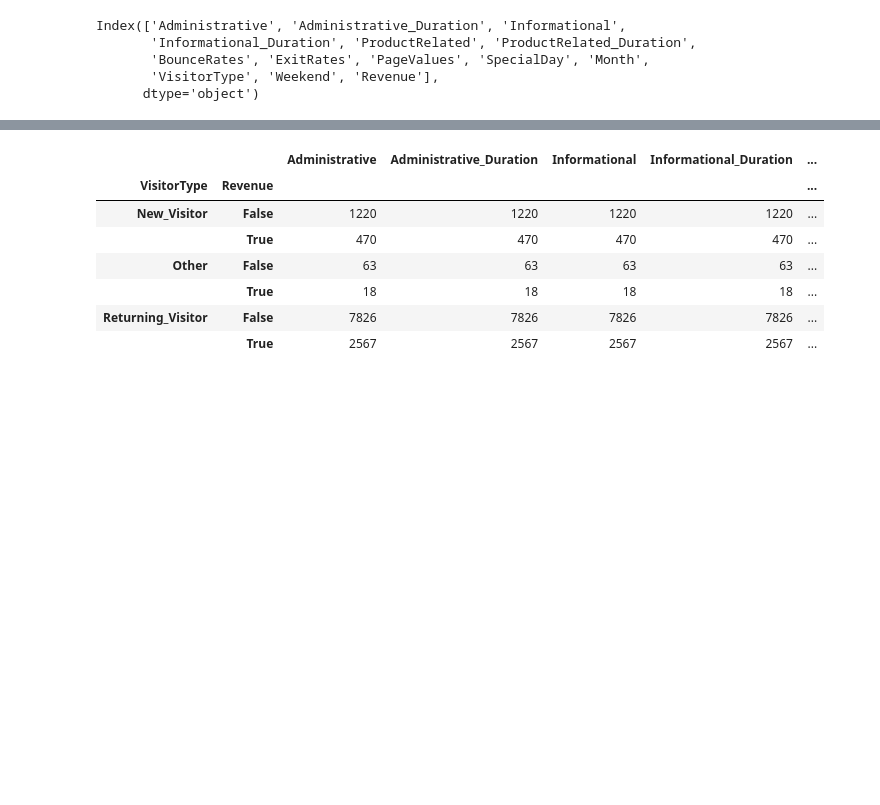
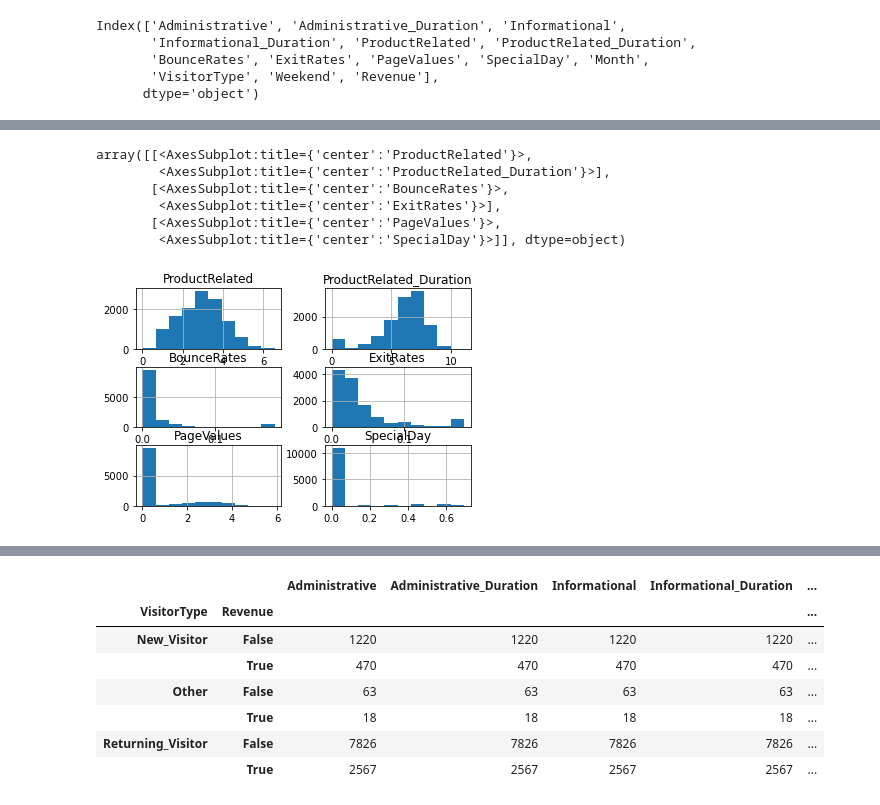
Before and after one commit to ivan-usd/panda-commerce, a Jupyter notebook: notebooks/ivanExploratoryNotebook.ipynb, the cells around one changed output, grey strips where cells are left out. Saved outputs shown, nothing was run; the diff lists cells and outputs as text; code cells hidden in the pictures; blank space fills up the shorter version.

```diff
--- a/notebooks/ivanExploratoryNotebook.ipynb
+++ b/notebooks/ivanExploratoryNotebook.ipynb
@@ -206,3 +243,13 @@ Index(['Administrative', 'Administrative_Duration', 'Informational',
+# %%
+eCommerceDF_log.hist()
+# %% [output]
+array([[<AxesSubplot:title={'center':'ProductRelated'}>,
+        <AxesSubplot:title={'center':'ProductRelated_Duration'}>],
+       [<AxesSubplot:title={'center':'BounceRates'}>,
+        <AxesSubplot:title={'center':'ExitRates'}>],
+       [<AxesSubplot:title={'center':'PageValues'}>,
+        <AxesSubplot:title={'center':'SpecialDay'}>]], dtype=object)
+[figure, added]
 # %%
 eCommerceDF.groupby(by="VisitorType").count()
 # %% [output]
```
Also changed, not shown: parts of 8 cells of this notebook.
